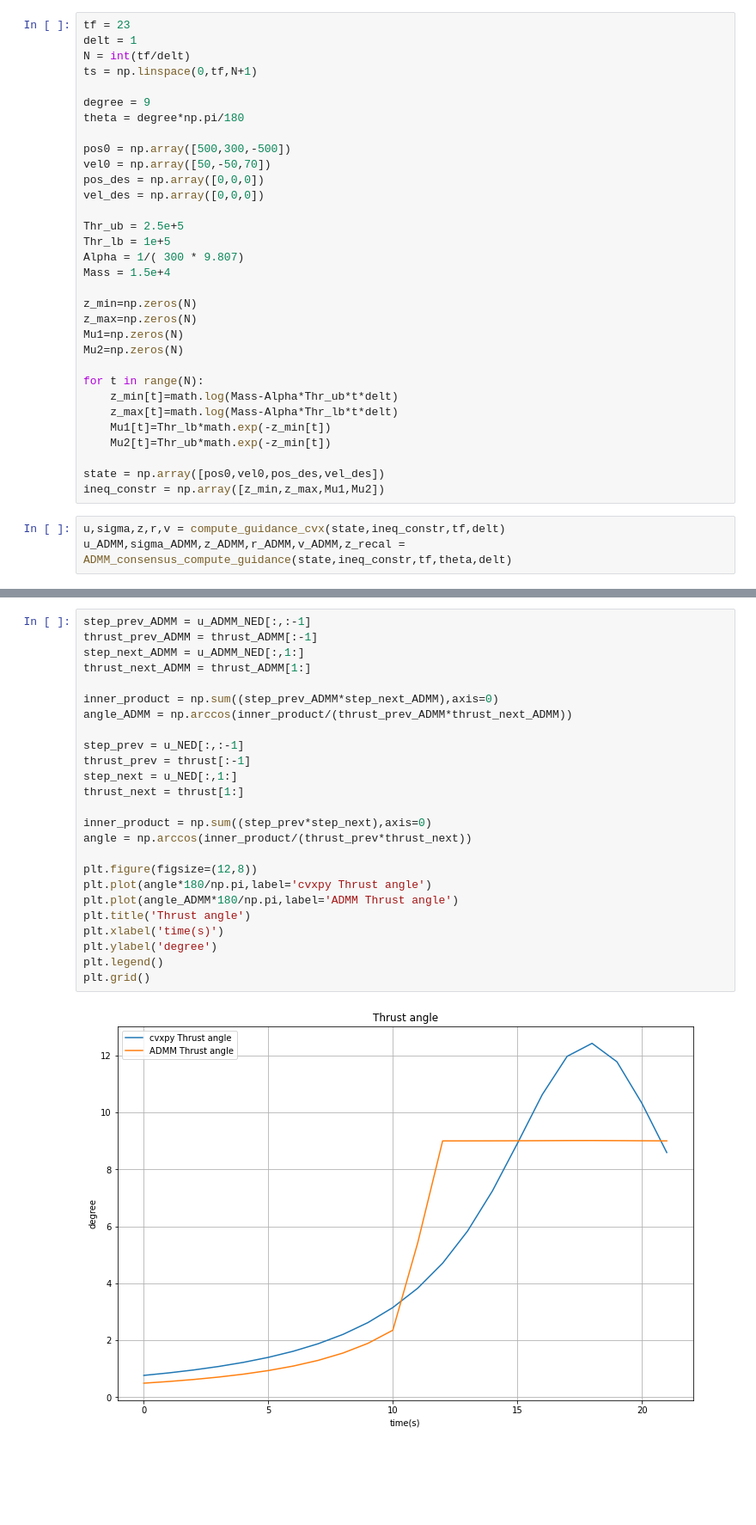
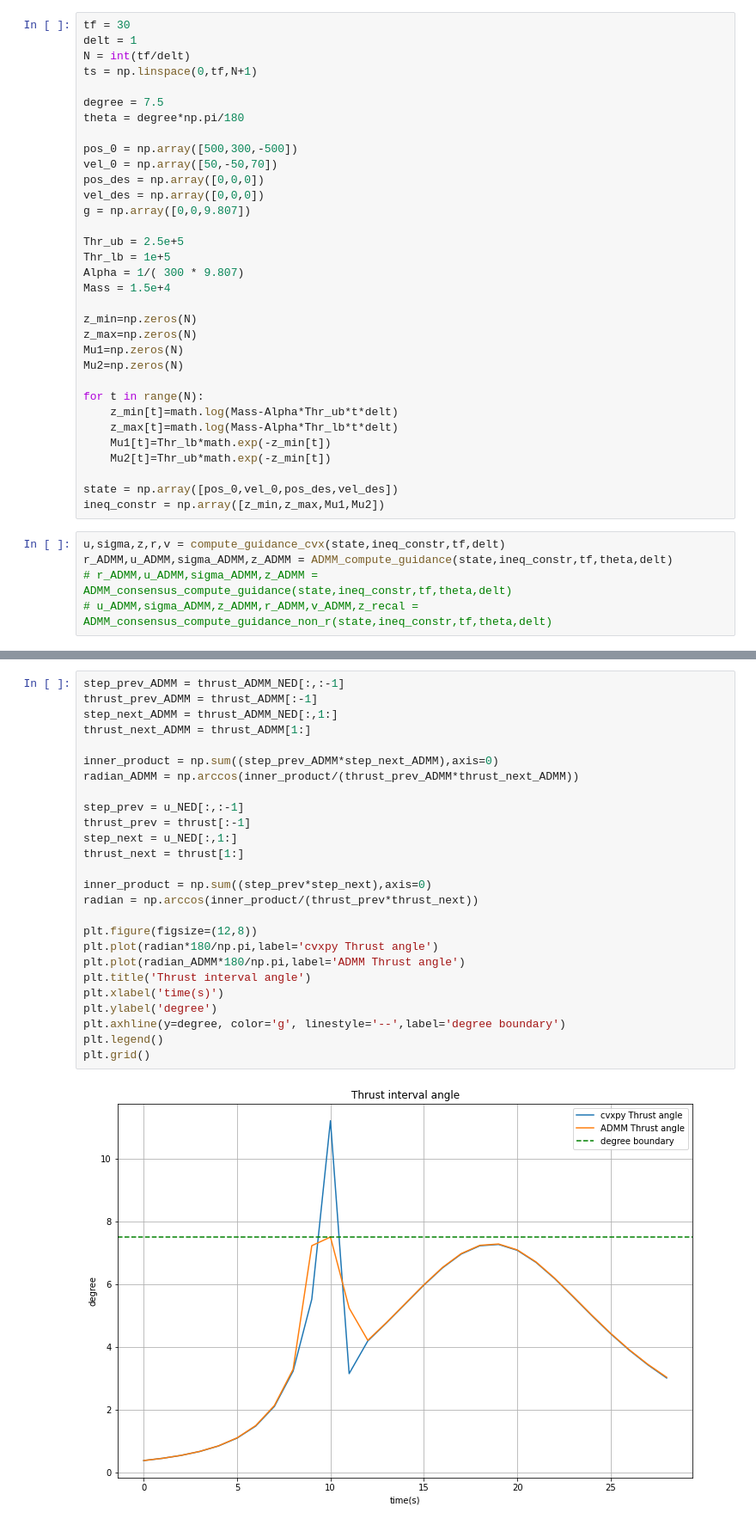
Before and after one commit to acsl-inha/drone_simulation, a Jupyter notebook: src/Convexificated_Ploblem.ipynb, the cells around one changed output, grey strips where cells are left out. Shown at 86% size. Cells and saved outputs as stored; diff of their text form; blank space fills up the shorter version.

```diff
--- a/src/Convexificated_Ploblem.ipynb
+++ b/src/Convexificated_Ploblem.ipynb
@@ -337,16 +691,17 @@ def proj_onto_inner_product_cone(u,theta,z_i):
 # %%
-tf = 23
+tf = 30
 delt = 1
 N = int(tf/delt)
 ts = np.linspace(0,tf,N+1)
 
-degree = 9
+degree = 7.5
 theta = degree*np.pi/180
 
-pos0 = np.array([500,300,-500])
-vel0 = np.array([50,-50,70])
+pos_0 = np.array([500,300,-500])
+vel_0 = np.array([50,-50,70])
 pos_des = np.array([0,0,0])
 vel_des = np.array([0,0,0])
+g = np.array([0,0,9.807])
 
 Thr_ub = 2.5e+5
 Thr_lb = 1e+5
@@ -364,9 +719,11 @@ for t in range(N):
     Mu1[t]=Thr_lb*math.exp(-z_min[t])
     Mu2[t]=Thr_ub*math.exp(-z_min[t])
 
-state = np.array([pos0,vel0,pos_des,vel_des])
+state = np.array([pos_0,vel_0,pos_des,vel_des])
 ineq_constr = np.array([z_min,z_max,Mu1,Mu2])
 # %%
 u,sigma,z,r,v = compute_guidance_cvx(state,ineq_constr,tf,delt)
-u_ADMM,sigma_ADMM,z_ADMM,r_ADMM,v_ADMM,z_recal = ADMM_consensus_compute_guidance(state,ineq_constr,tf,theta,delt)
+r_ADMM,u_ADMM,sigma_ADMM,z_ADMM = ADMM_compute_guidance(state,ineq_constr,tf,theta,delt)
+# r_ADMM,u_ADMM,sigma_ADMM,z_ADMM = ADMM_consensus_compute_guidance(state,ineq_constr,tf,theta,delt)
+# u_ADMM,sigma_ADMM,z_ADMM,r_ADMM,v_ADMM,z_recal = ADMM_consensus_compute_guidance_non_r(state,ineq_constr,tf,theta,delt)
 # %% [output]
@@ -458,27 +835,28 @@ plt.grid()
 # %%
-step_prev_ADMM = u_ADMM_NED[:,:-1]
+step_prev_ADMM = thrust_ADMM_NED[:,:-1]
 thrust_prev_ADMM = thrust_ADMM[:-1]
-step_next_ADMM = u_ADMM_NED[:,1:]
+step_next_ADMM = thrust_ADMM_NED[:,1:]
 thrust_next_ADMM = thrust_ADMM[1:]
 
 inner_product = np.sum((step_prev_ADMM*step_next_ADMM),axis=0)
-angle_ADMM = np.arccos(inner_product/(thrust_prev_ADMM*thrust_next_ADMM))
+radian_ADMM = np.arccos(inner_product/(thrust_prev_ADMM*thrust_next_ADMM))
 
 step_prev = u_NED[:,:-1]
 thrust_prev = thrust[:-1]
 step_next = u_NED[:,1:]
 thrust_next = thrust[1:]
 
 inner_product = np.sum((step_prev*step_next),axis=0)
-angle = np.arccos(inner_product/(thrust_prev*thrust_next))
+radian = np.arccos(inner_product/(thrust_prev*thrust_next))
 
 plt.figure(figsize=(12,8))
-plt.plot(angle*180/np.pi,label='cvxpy Thrust angle')
-plt.plot(angle_ADMM*180/np.pi,label='ADMM Thrust angle')
-plt.title('Thrust angle')
+plt.plot(radian*180/np.pi,label='cvxpy Thrust angle')
+plt.plot(radian_ADMM*180/np.pi,label='ADMM Thrust angle')
+plt.title('Thrust interval angle')
 plt.xlabel('time(s)')
 plt.ylabel('degree')
+plt.axhline(y=degree, color='g', linestyle='--',label='degree boundary')
 plt.legend()
 plt.grid()
 # %% [output]
-[figure, old version]
+[figure, new version]
```
Also changed, not shown: parts of 9 cells of this notebook, 17 other files.
